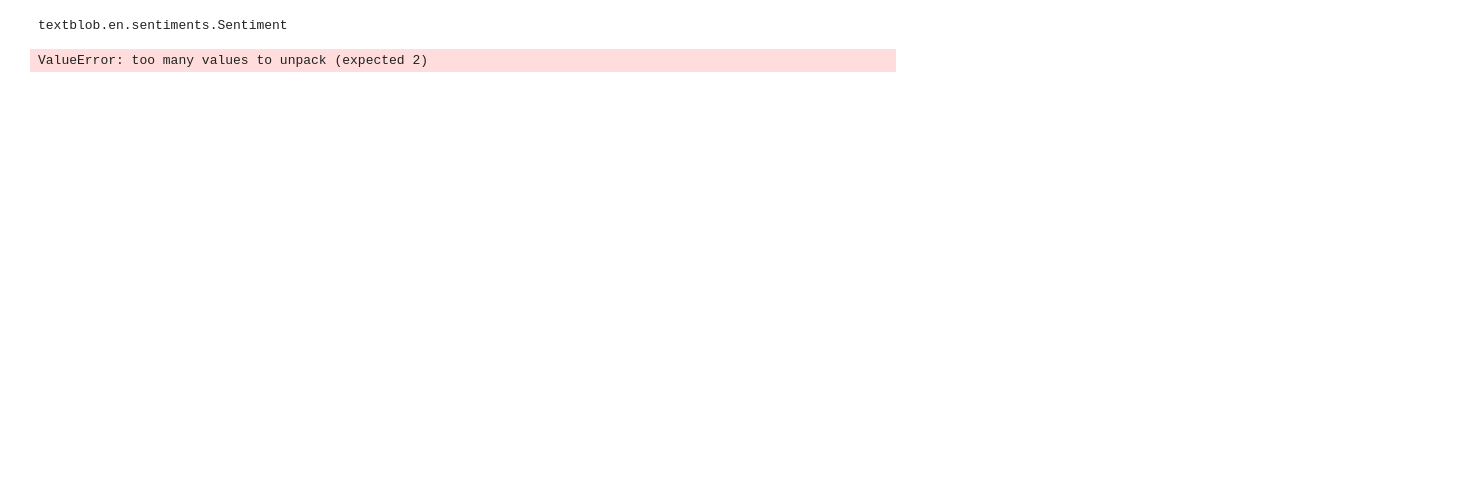
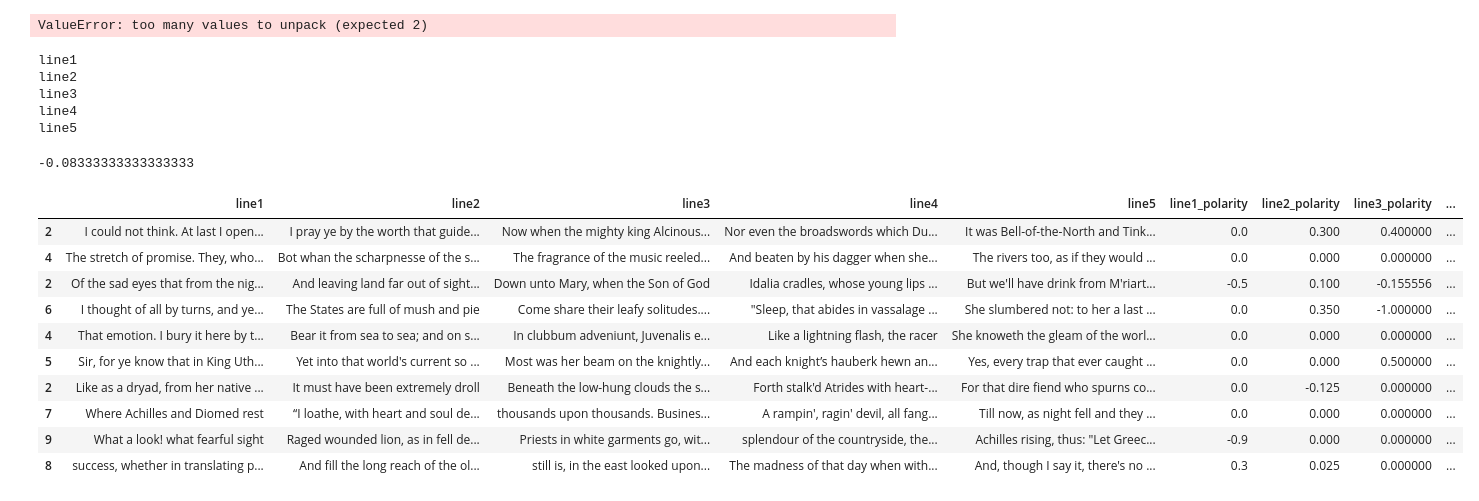
Before and after one commit to Prathmun/SentiTron, a Jupyter notebook: Poetria.ipynb, the cells around one changed output. Drawn from its saved outputs; the diff is of its cells as text; code cells hidden in the pictures; blank space fills up the shorter version.

```diff
--- a/Poetria.ipynb
+++ b/Poetria.ipynb
@@ -55,0 +41,8 @@ UnboundLocalError: local variable 'line2' referenced before assignment
+# %%
+bad_words =[]
+for line in all_lines:
+    text = line['s']
+    try:
+        pronouncing.phones_for_word(source_word)[0]
+    except IndexError:
+        bad_words.append(text.split(' ')[-1])
@@ -169,5 +197 @@ test_value
-# %%
-type(TextBlob(test_value).sentiment)
-# %% [output]
-textblob.en.sentiments.Sentiment
 # %%
@@ -178,3 +207,36 @@ for column in basic_limirick_df:
     print(column)
 # %% [output]
 ValueError: too many values to unpack (expected 2)
+# %%
+def sentimenter1(line):
+    sentiment= TextBlob(line).sentiment
+    polarity = sentiment.polarity
+    subjectivity = sentiment.subjectivity
+    return polarity
+
+for column in basic_limirick_df:
+    basic_limirick_df[column + '_polarity'] = basic_limirick_df[column].apply(sentimenter1)
+# %% [output]
+line1
+line2
+line3
+line4
+line5
+# %%
+sentimenter1('half lying on the grass, yellow')
+# %% [output]
+-0.08333333333333333
+# %%
+basic_limirick_df.sample(10)
+# %% [output]
+|  | line1 | line2 | line3 | line4 | line5 | line1_polarity | line2_polarity | line3_polarity | ... |
+| 2 | I could not think. At last I open... | I pray ye by the worth that guide... | Now when the mighty king Alcinous... | Nor even the broadswords which Du... | It was Bell-of-the-North and Tink... | 0.0 | 0.300 | 0.400000 | ... |
+| 4 | The stretch of promise. They, who... | Bot whan the scharpnesse of the s... | The fragrance of the music reeled... | And beaten by his dagger when she... | The rivers too, as if they would ... | 0.0 | 0.000 | 0.000000 | ... |
+| 2 | Of the sad eyes that from the nig... | And leaving land far out of sight... | Down unto Mary, when the Son of God | Idalia cradles, whose young lips ... | But we'll have drink from M'riart... | -0.5 | 0.100 | -0.155556 | ... |
+| 6 | I thought of all by turns, and ye... | The States are full of mush and pie | Come share their leafy solitudes.... | "Sleep, that abides in vassalage ... | She slumbered not: to her a last ... | 0.0 | 0.350 | -1.000000 | ... |
+| 4 | That emotion. I bury it here by t... | Bear it from sea to sea; and on s... | In clubbum adveniunt, Juvenalis e... | Like a lightning flash, the racer | She knoweth the gleam of the worl... | 0.0 | 0.000 | 0.000000 | ... |
+| 5 | Sir, for ye know that in King Uth... | Yet into that world's current so ... | Most was her beam on the knightly... | And each knight’s hauberk hewn an... | Yes, every trap that ever caught ... | 0.0 | 0.000 | 0.500000 | ... |
+| 2 | Like as a dryad, from her native ... | It must have been extremely droll | Beneath the low-hung clouds the s... | Forth stalk'd Atrides with heart-... | For that dire fiend who spurns co... | 0.0 | -0.125 | 0.000000 | ... |
+| 7 | Where Achilles and Diomed rest | “I loathe, with heart and soul de... | thousands upon thousands. Busines... | A rampin', ragin' devil, all fang... | Till now, as night fell and they ... | 0.0 | 0.000 | 0.000000 | ... |
+| 9 | What a look! what fearful sight | Raged wounded lion, as in fell de... | Priests in white garments go, wit... | splendour of the countryside, the... | Achilles rising, thus: "Let Greec... | -0.9 | 0.000 | 0.000000 | ... |
+| 8 | success, whether in translating p... | And fill the long reach of the ol... | still is, in the east looked upon... | The madness of that day when with... | And, though I say it, there's no ... | 0.3 | 0.025 | 0.000000 | ... |
```
Also changed, not shown: parts of 21 cells of this notebook.
